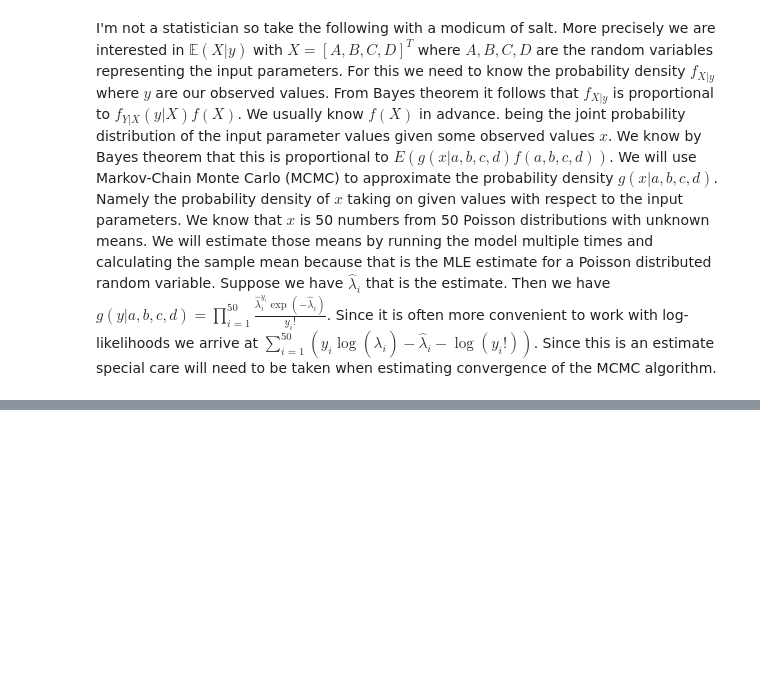
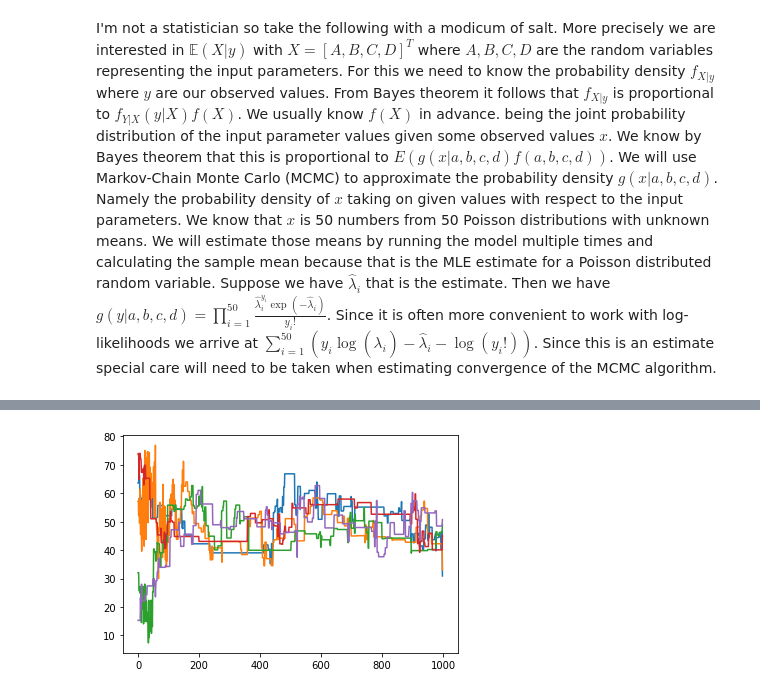
Before and after one commit to UCL-CCS/EasyVVUQ, a Jupyter notebook: tutorials/mcmc_tutorial.ipynb, the cells around one changed output, grey strips where cells are left out. Saved outputs shown, nothing was run; the diff lists cells and outputs as text; code cells hidden in the pictures; blank space fills up the shorter version.

```diff
--- a/tutorials/mcmc_tutorial.ipynb
+++ b/tutorials/mcmc_tutorial.ipynb
@@ -148,0 +131,4 @@ plt.hlines(80, 0, 5000, color='r')
+# %%
+result.plot_chains('c')
+# %% [output]
+[figure, added]
```
Also changed, not shown: parts of 34 cells of this notebook, 1 other file.
